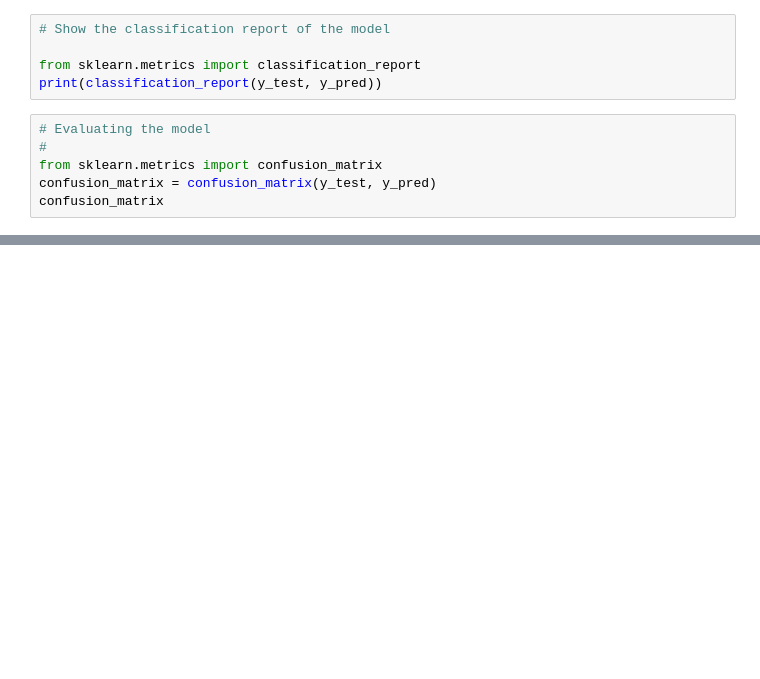
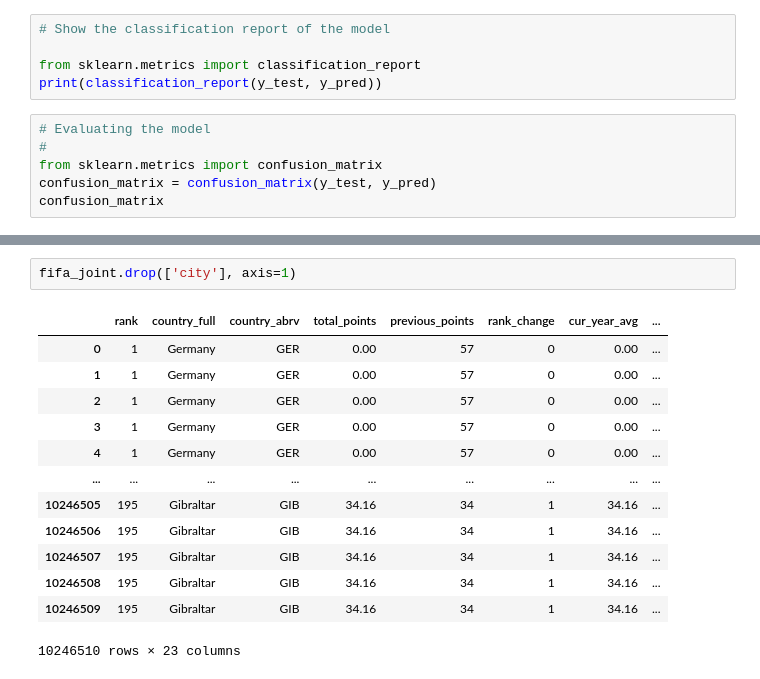
Before and after one commit to DerrickKuria/Regression-in-Machine-Learning, a Jupyter notebook: Derrick_Kuria_Copy_of_Machine_Learning_project.ipynb, the cells around one changed output, grey strips where cells are left out. Saved outputs shown, nothing was run; the diff lists cells and outputs as text; blank space fills up the shorter version.

```diff
--- a/Derrick_Kuria_Copy_of_Machine_Learning_project.ipynb
+++ b/Derrick_Kuria_Copy_of_Machine_Learning_project.ipynb
@@ -847,0 +852,16 @@ confusion_matrix
+# %%
+fifa_joint.drop(['city'], axis=1)
+# %% [output]
+|  | rank | country_full | country_abrv | total_points | previous_points | rank_change | cur_year_avg | ... |
+| 0 | 1 | Germany | GER | 0.00 | 57 | 0 | 0.00 | ... |
+| 1 | 1 | Germany | GER | 0.00 | 57 | 0 | 0.00 | ... |
+| 2 | 1 | Germany | GER | 0.00 | 57 | 0 | 0.00 | ... |
+| 3 | 1 | Germany | GER | 0.00 | 57 | 0 | 0.00 | ... |
+| 4 | 1 | Germany | GER | 0.00 | 57 | 0 | 0.00 | ... |
+| ... | ... | ... | ... | ... | ... | ... | ... | ... |
+| 10246505 | 195 | Gibraltar | GIB | 34.16 | 34 | 1 | 34.16 | ... |
+| 10246506 | 195 | Gibraltar | GIB | 34.16 | 34 | 1 | 34.16 | ... |
+| 10246507 | 195 | Gibraltar | GIB | 34.16 | 34 | 1 | 34.16 | ... |
+| 10246508 | 195 | Gibraltar | GIB | 34.16 | 34 | 1 | 34.16 | ... |
+| 10246509 | 195 | Gibraltar | GIB | 34.16 | 34 | 1 | 34.16 | ... |
+10246510 rows × 23 columns
```
Also changed, not shown: parts of 22 cells of this notebook.
